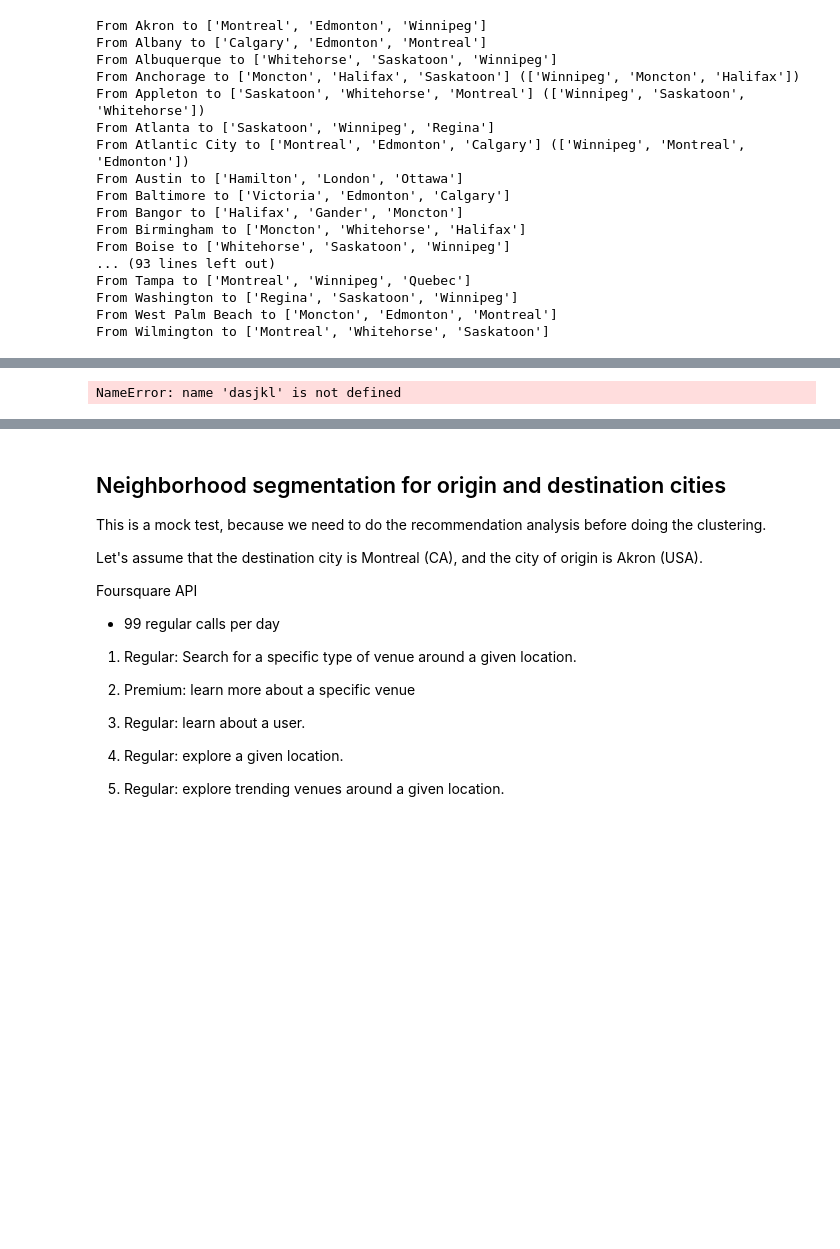
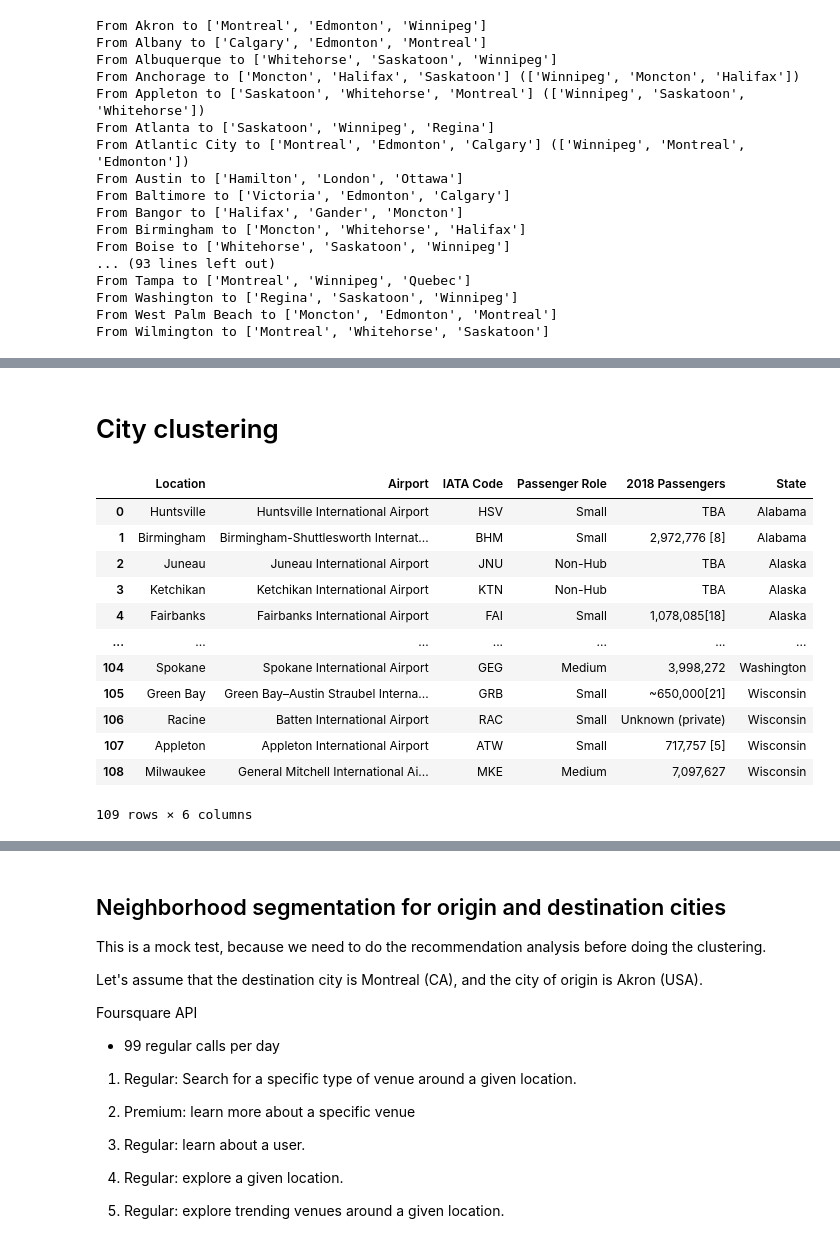
Before and after one commit to caos21/Coursera_Capstone, a Jupyter notebook: capstone-project-data.ipynb, the cells around one changed output, grey strips where cells are left out. Cells and saved outputs as stored; diff of their text form; code cells hidden in the pictures; blank space fills up the shorter version.

Commit message:
city clustering start

```diff
--- a/capstone-project-data.ipynb
+++ b/capstone-project-data.ipynb
@@ -2191,4 +2159,2 @@ array([0.95036561, 0.9785074 , 0.9123744 , 0.90587692, 0.83477286,
-# %%
-dasjkl
-# %% [output]
-NameError: name 'dasjkl' is not defined
+# %% [markdown]
+# City clustering
@@ -2194,0 +2187,16 @@ NameError: name 'dasjkl' is not defined
+# %%
+c2_airports_state_df
+# %% [output]
+|  | Location | Airport | IATA Code | Passenger Role | 2018 Passengers | State |
+| 0 | Huntsville | Huntsville International Airport | HSV | Small | TBA | Alabama |
+| 1 | Birmingham | Birmingham-Shuttlesworth Internat... | BHM | Small | 2,972,776 [8] | Alabama |
+| 2 | Juneau | Juneau International Airport | JNU | Non-Hub | TBA | Alaska |
+| 3 | Ketchikan | Ketchikan International Airport | KTN | Non-Hub | TBA | Alaska |
+| 4 | Fairbanks | Fairbanks International Airport | FAI | Small | 1,078,085[18] | Alaska |
+| ... | ... | ... | ... | ... | ... | ... |
+| 104 | Spokane | Spokane International Airport | GEG | Medium | 3,998,272 | Washington |
+| 105 | Green Bay | Green Bay–Austin Straubel Interna... | GRB | Small | ~650,000[21] | Wisconsin |
+| 106 | Racine | Batten International Airport | RAC | Small | Unknown (private) | Wisconsin |
+| 107 | Appleton | Appleton International Airport | ATW | Small | 717,757 [5] | Wisconsin |
+| 108 | Milwaukee | General Mitchell International Ai... | MKE | Medium | 7,097,627 | Wisconsin |
+109 rows × 6 columns
```
Also changed, not shown: parts of 16 cells of this notebook.
